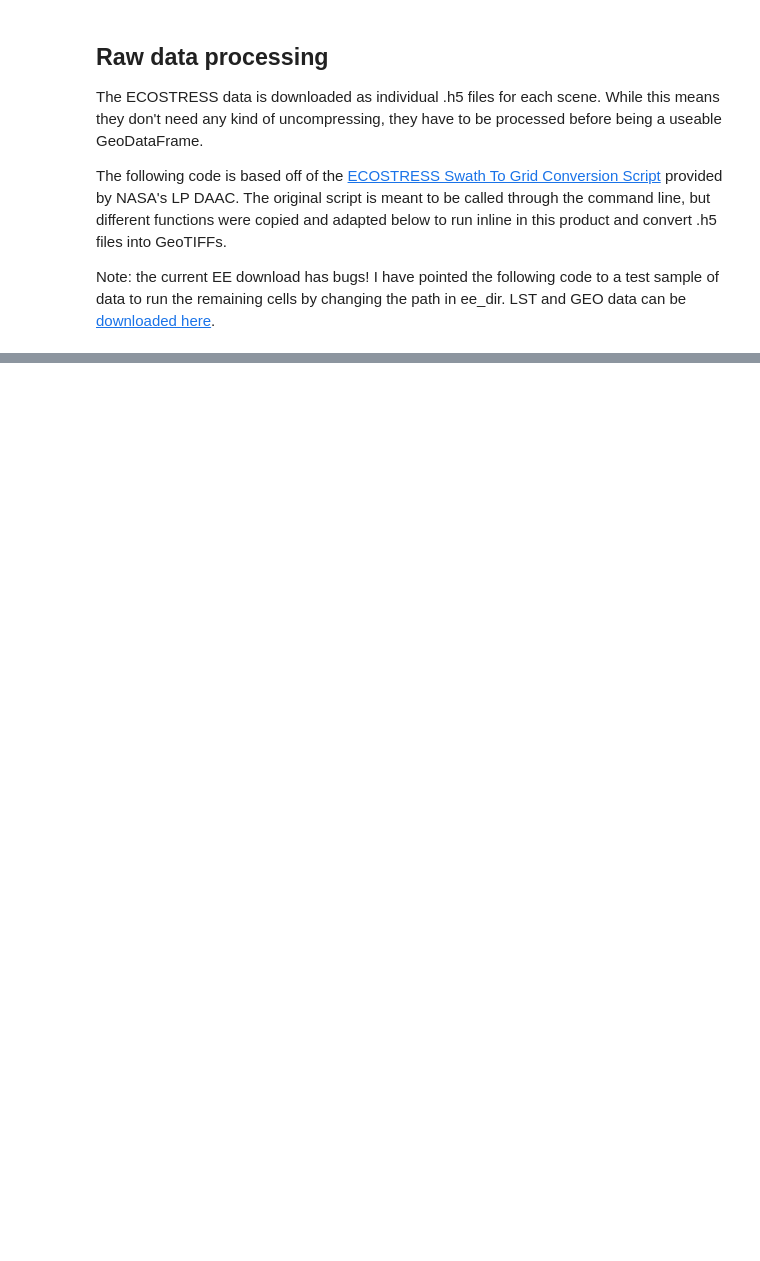
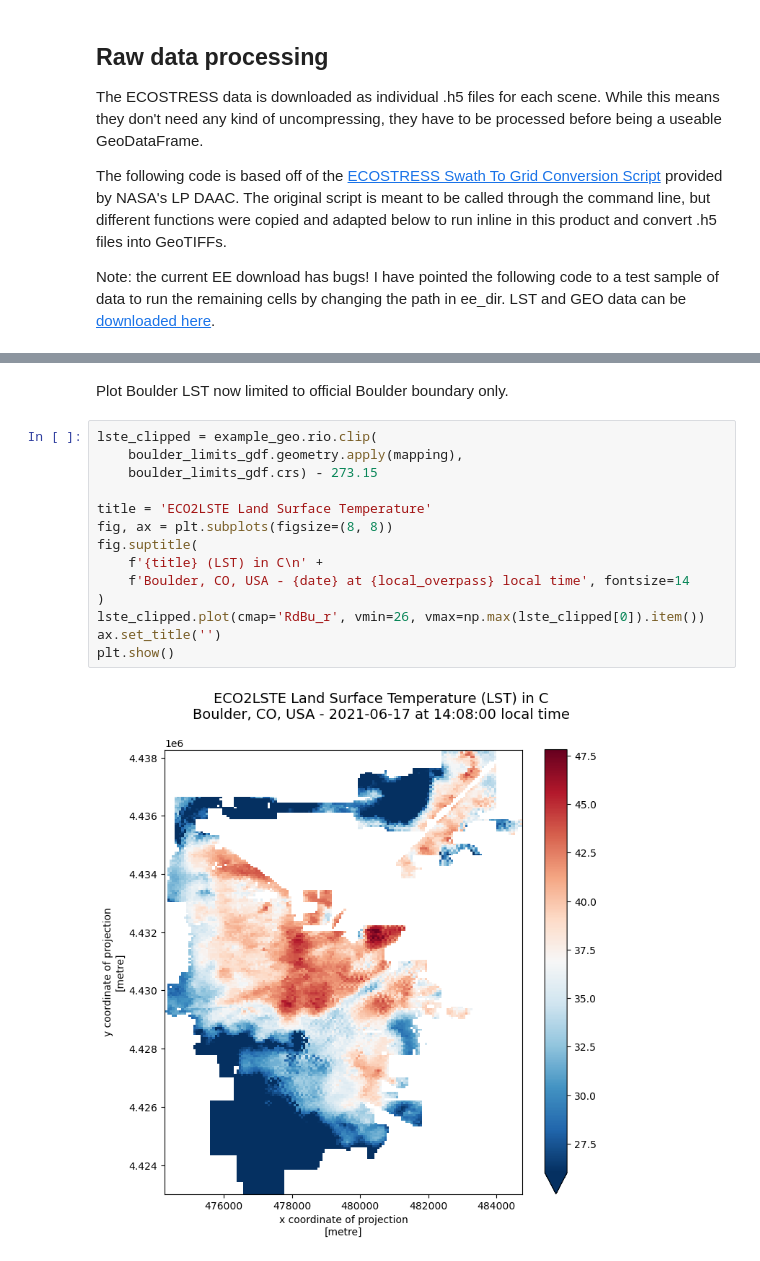
Before and after one commit to paulaeperez/ea-uhi-final-project, a Jupyter notebook: uhi-ecostress-download.ipynb, the cells around one changed output, grey strips where cells are left out. Saved outputs shown, nothing was run; the diff lists cells and outputs as text; blank space fills up the shorter version.

```diff
--- a/uhi-ecostress-download.ipynb
+++ b/uhi-ecostress-download.ipynb
@@ -642,0 +475,18 @@ The remaining steps in this first product would be to clip and mask the data (wi
+# %% [markdown]
+Plot Boulder LST now limited to official Boulder boundary only.
+# %%
+lste_clipped = example_geo.rio.clip(
+    boulder_limits_gdf.geometry.apply(mapping),
+    boulder_limits_gdf.crs) - 273.15
+
+title = 'ECO2LSTE Land Surface Temperature'
+fig, ax = plt.subplots(figsize=(8, 8))
+fig.suptitle(
+    f'{title} (LST) in C\n' +
+    f'Boulder, CO, USA - {date} at {local_overpass} local time', fontsize=14
+)
+lste_clipped.plot(cmap='RdBu_r', vmin=26, vmax=np.max(lste_clipped[0]).item())
+ax.set_title('')
+plt.show()
+# %% [output]
+[figure, added]
```
Also changed, not shown: parts of 44 cells of this notebook, 1 other file.
